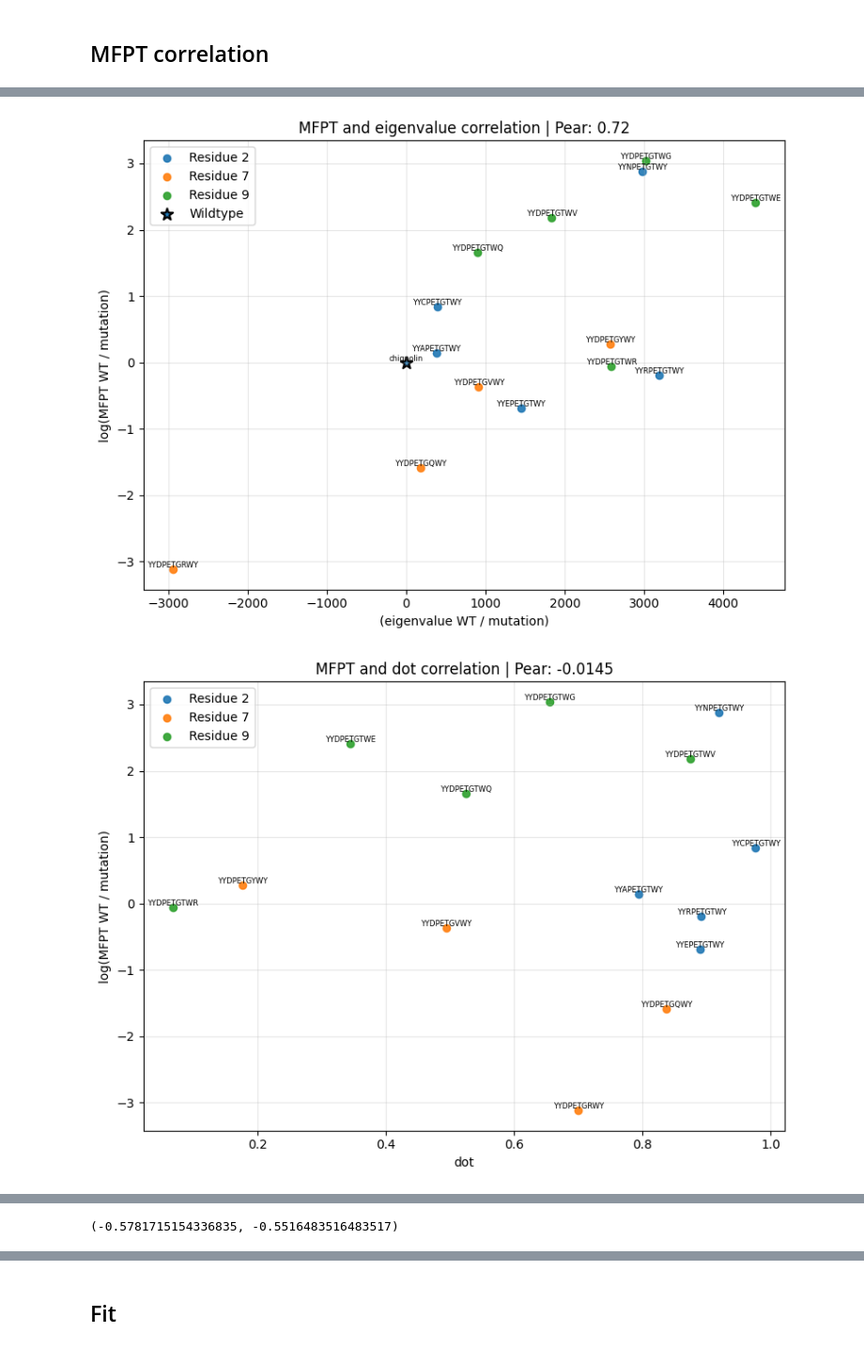
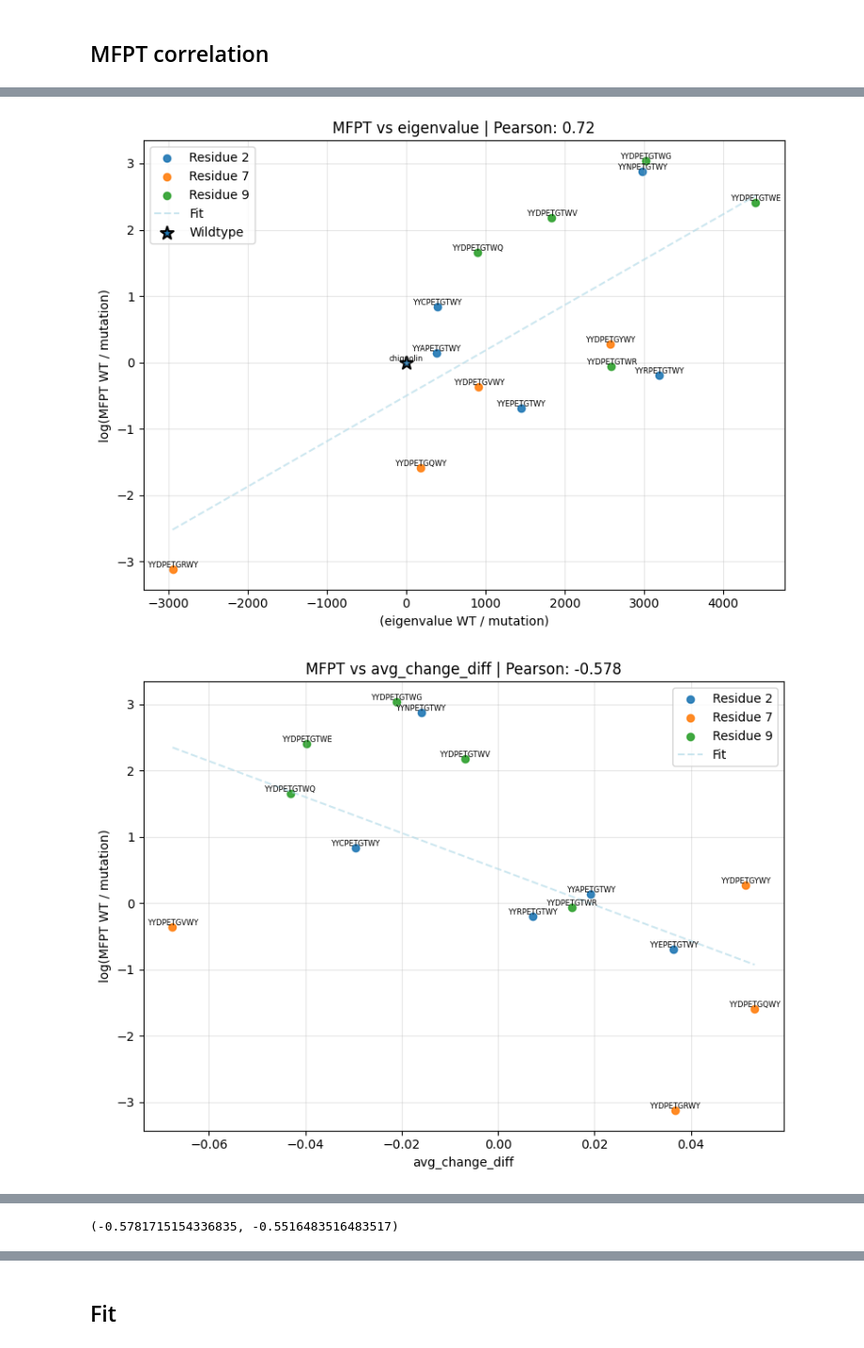
Before and after one commit to MendelsResearchGroup/guiding-peptide-kinetics, a Jupyter notebook: src/dan.ipynb, the cells around one changed output, grey strips where cells are left out. Shown at 94% size. Cells and saved outputs as stored; diff of their text form; code cells hidden in the pictures.

```diff
--- a/src/dan.ipynb
+++ b/src/dan.ipynb
@@ -65,7 +65,7 @@ import matplotlib.pyplot as plt
 import pandas as pd
 
 def plot_mfpt_corr(df, prop_col, wt_label='Wildtype', group_col='residue_idx',
-                   annotate=False, th=None, log_prop=True):
+                   annotate=False, th=None, log_prop=True, showSlope = False):
     wt_mfpt = float(df.loc[wt_label, 'mfpt'])
     wt_prop = df.loc[wt_label, prop_col]
 
@@ -101,8 +101,13 @@ def plot_mfpt_corr(df, prop_col, wt_label='Wildtype', group_col='residue_idx',
         y = np.log(wt_mfpt / sub['mfpt'].to_numpy())
         plt.scatter(x, y, label=f"Residue {k}", s=35, alpha=0.9, c=res_colors.get(k))
 
+    if showSlope:
+        slope, intercept, r_value, p_value, std_err = stats.linregress(x_all[mask], y_all[mask])
+        xx = np.linspace(x_all[mask].min(), x_all[mask].max(), 100)
+        yy = slope * xx + intercept
+        plt.plot(xx, yy, color='lightblue', alpha=0.6, linestyle='--', label="Fit")
     if not pd.isna(wt_prop):
-        plt.scatter(0 if log_prop else wt_prop, 0, s=100, marker='*',
+        plt.scatter(0 if log_prop else wt_prop, 0, s=120, marker='*',
                     edgecolors='k', linewidths=1.5, label=wt_label)
 
     xlabel = (f'({prop_col} WT / mutation)'
@@ -111,7 +116,7 @@ def plot_mfpt_corr(df, prop_col, wt_label='Wildtype', group_col='residue_idx',
     plt.xlabel(xlabel)
     plt.ylabel('log(MFPT WT / mutation)')
     t = f" | Th={th:.3g}" if th is not None else ""
-    plt.title(f"MFPT and {prop_col} correlation | Pear: {pearson:.3g}")
+    plt.title(f"MFPT vs {prop_col} | Pearson: {pearson:.3g}")
     plt.legend()
     plt.grid(True, alpha=0.3)
     plt.tight_layout()
@@ -130,7 +135,6 @@ with open("../data/mfpt-pace=25000.pkl", "rb") as f:
 
 df = collect_df(all_mfpt, th, sample_size)
 
-plot_mfpt_corr(df, 'eigenvalue', annotate=True)
-plot_mfpt_corr(df, 'dot', annotate=True)
-plot_mfpt_corr(df, 'avg_change_diff', annotate=True)
+plot_mfpt_corr(df, 'eigenvalue', annotate=True, showSlope=True)
+plot_mfpt_corr(df, 'avg_change_diff', annotate=True, showSlope=True)
 # %% [output]
@@ -152,2 +141,2 @@ YYDPETGRWY (T7R): 627.7 us, selected first 15 samples
-[figure, old version]
+[figure, new version]
-[figure, old version]
+[figure, new version]
@@ -155,4 +143,4 @@ YYDPETGRWY (T7R): 627.7 us, selected first 15 samples
-(-0.5781715154336835, -0.5516483516483517)
+(-0.5781715154336835, -0.5516483516483517)
 # %%
 import numpy as np
 import pandas as pd
```
Also changed, not shown: parts of 5 cells of this notebook.
